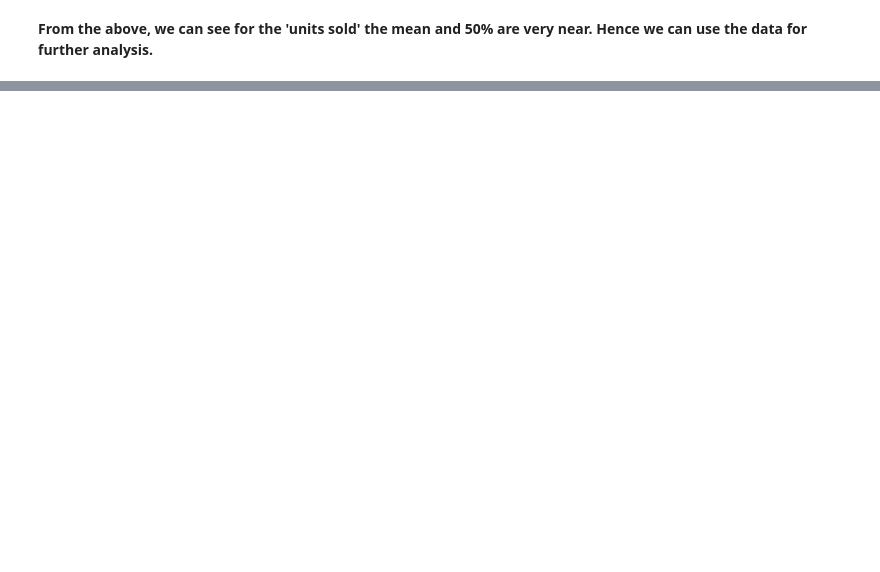
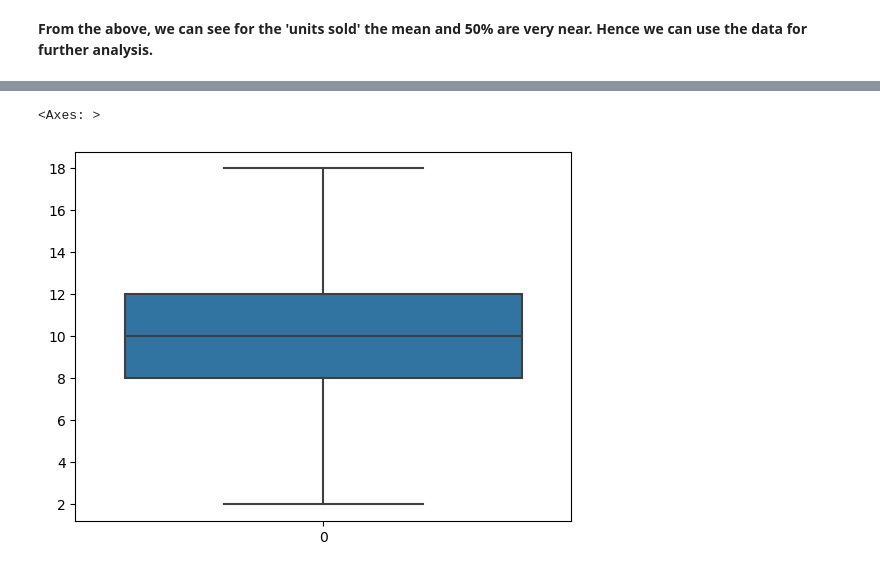
Before and after one commit to sriku2412/schulich_data_science, a Jupyter notebook: Assignment_1__6110_sreekanth_220088993_20230520.ipynb, the cells around one changed output, grey strips where cells are left out. Drawn from its saved outputs; the diff is of its cells as text; code cells hidden in the pictures; blank space fills up the shorter version.

```diff
--- a/Assignment_1__6110_sreekanth_220088993_20230520.ipynb
+++ b/Assignment_1__6110_sreekanth_220088993_20230520.ipynb
@@ -29,0 +42,7 @@ sales.describe(include='all')
+# %%
+sales.drop([221,232,719,912,962],axis=0,inplace=True)
+# %%
+sns.boxplot(sales['Units Sold'])
+# %% [output]
+<Axes: >
+[figure, added]
```
Also changed, not shown: parts of 22 cells of this notebook.
